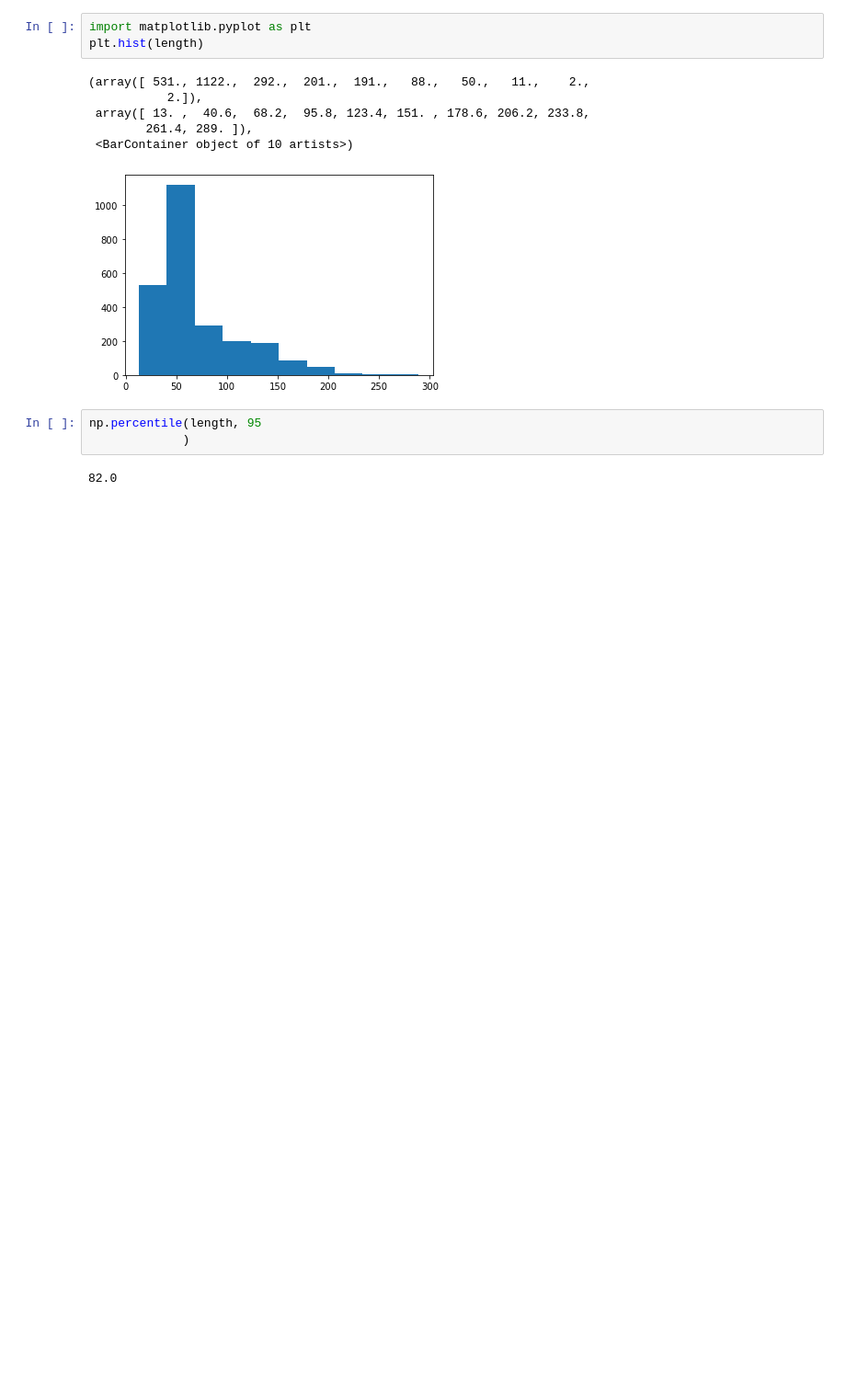
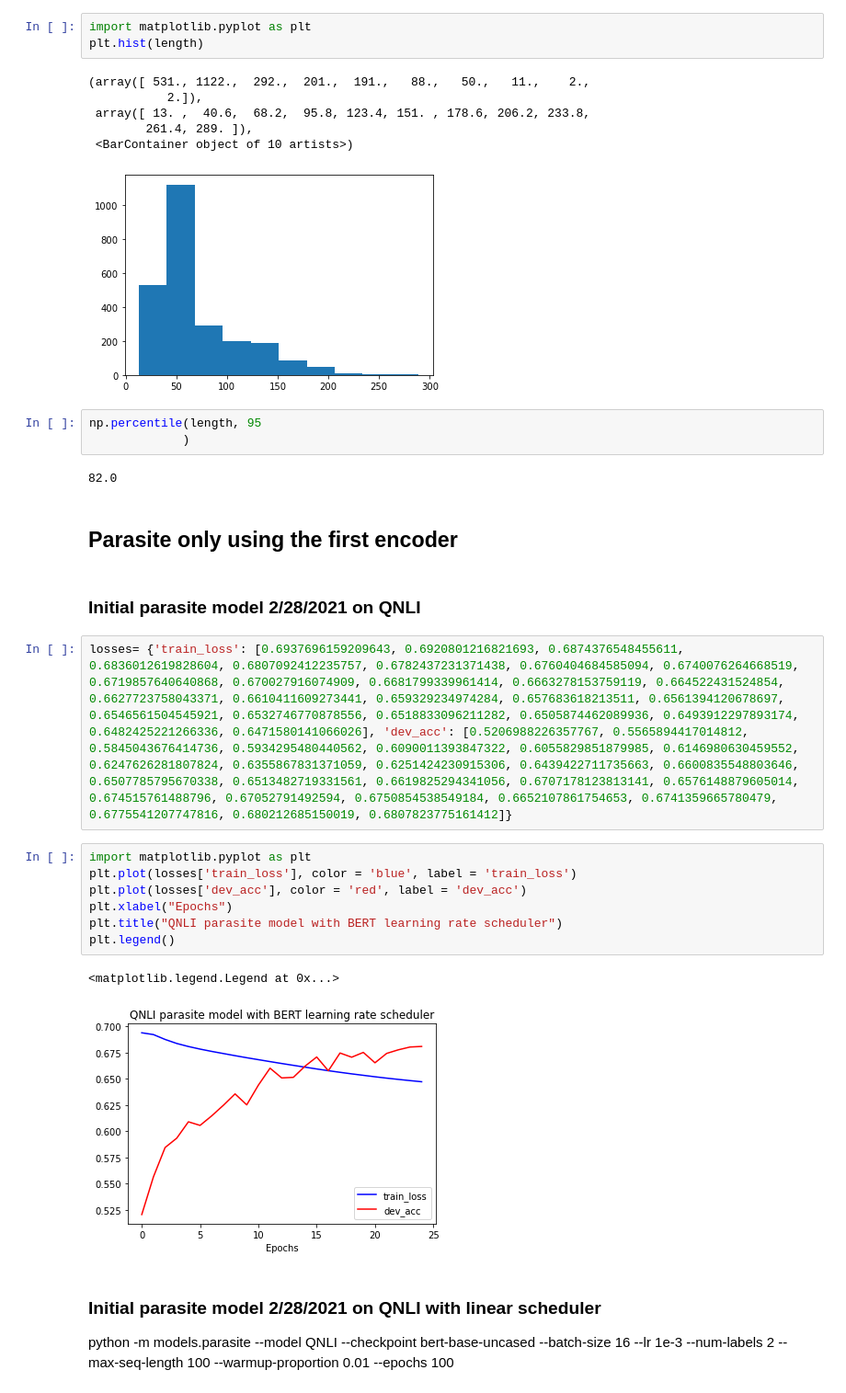
Before and after one commit to cbenge509/BERTVision, a Jupyter notebook: code/torch/embedding_size.ipynb, the cells around one changed output. Shown at 92% size. Saved outputs shown, nothing was run; the diff lists cells and outputs as text; blank space fills up the shorter version.

```diff
--- a/code/torch/embedding_size.ipynb
+++ b/code/torch/embedding_size.ipynb
@@ -52,3 +52,22 @@ np.percentile(length, 95
              )
 # %% [output]
 82.0
+# %% [markdown]
+## Parasite only using the first encoder
+# %% [markdown]
+### Initial parasite model 2/28/2021 on QNLI
+# %%
+losses= {'train_loss': [0.6937696159209643, 0.6920801216821693, 0.6874376548455611, 0.6836012619828604, 0.6807092412235757, 0.6782437231371438, 0.6760404684585094, 0.6740076264668519, 0.6719857640640868, 0.670027916074909, 0.6681799339961414, 0.6663278153759119, 0.664522431524854, 0.6627723758043371, 0.6610411609273441, 0.659329234974284, 0.657683618213511, 0.6561394120678697, 0.6546561504545921, 0.6532746770878556, 0.6518833096211282, 0.6505874462089936, 0.6493912297893174, 0.6482425221266336, 0.6471580141066026], 'dev_acc': [0.5206988226357767, 0.5565894417014812, 0.5845043676414736, 0.5934295480440562, 0.6090011393847322, 0.6055829851879985, 0.6146980630459552, 0.6247626281807824, 0.6355867831371059, 0.6251424230915306, 0.6439422711735663, 0.6600835548803646, 0.6507785795670338, 0.6513482719331561, 0.6619825294341056, 0.6707178123813141, 0.6576148879605014, 0.674515761488796, 0.67052791492594, 0.6750854538549184, 0.6652107861754653, 0.6741359665780479, 0.6775541207747816, 0.680212685150019, 0.6807823775161412]}
+# %%
+import matplotlib.pyplot as plt
+plt.plot(losses['train_loss'], color = 'blue', label = 'train_loss')
+plt.plot(losses['dev_acc'], color = 'red', label = 'dev_acc')
+plt.xlabel("Epochs")
+plt.title("QNLI parasite model with BERT learning rate scheduler")
+plt.legend()
+# %% [output]
+<matplotlib.legend.Legend at 0x...>
+[figure, added]
+# %% [markdown]
+### Initial parasite model 2/28/2021 on QNLI with linear scheduler
+python -m models.parasite --model QNLI --checkpoint bert-base-uncased --batch-size 16 --lr 1e-3 --num-labels 2 --max-seq-length 100 --warmup-proportion 0.01  --epochs 100
```
Also changed, not shown: parts of 11 cells of this notebook, 6 other files.
